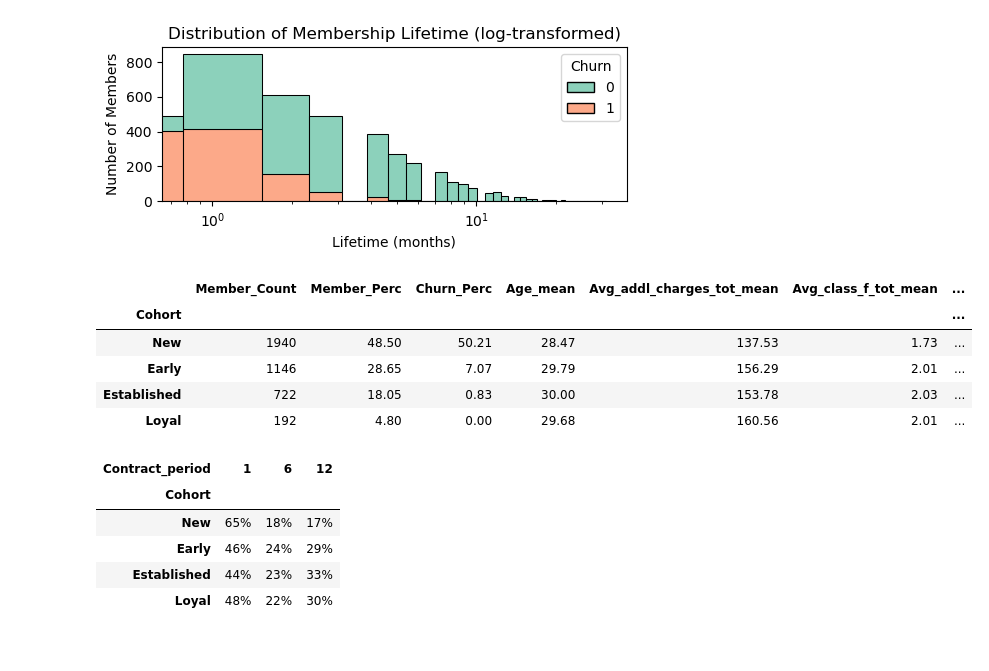
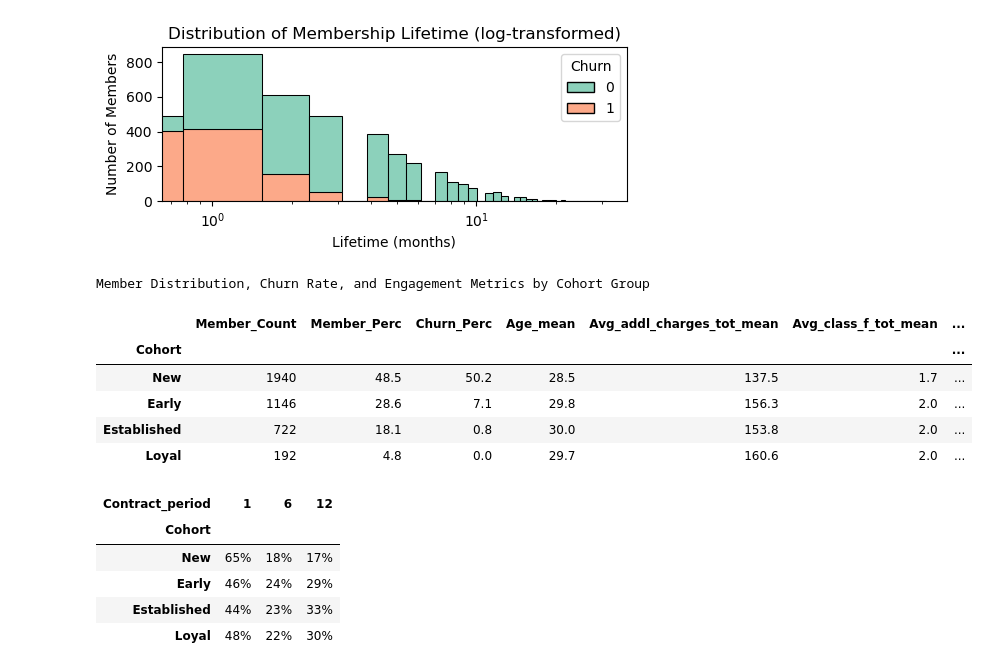
Before and after one commit to dbolotov/data_science_blog, a Jupyter notebook: gym_churn_analysis/gym_churn_analysis.ipynb, the cells around one changed output. Saved outputs shown, nothing was run; the diff lists cells and outputs as text; code cells hidden in the pictures.

```diff
--- a/gym_churn_analysis/gym_churn_analysis.ipynb
+++ b/gym_churn_analysis/gym_churn_analysis.ipynb
@@ -118,6 +118,15 @@ from sklearn.metrics import PrecisionRecallDisplay
 from sklearn.inspection import permutation_importance
 
 pd.set_option("display.precision", 2)
+# %%
+# Define a function for printing tables
+def style_table(df, caption, precision=1, caption_side="bottom", font_size="16px", font_weight="normal"):
+    return (df.style
+            .format(precision=precision).set_caption(caption)
+            .set_table_styles([{"selector": "caption",
+                                "props": [("caption-side", caption_side),
+                                          ("font-size", font_size),
+                                          ("font-weight", font_weight)]}]))
 # %%
 # Display the raw dataset
 df = pd.read_csv("gym_churn_us.csv")
@@ -354,26 +366,27 @@ df_cohort["Cohort"] = pd.cut(x=df_cohort["Lifetime"], bins=[0, 3, 6, 12, np.inf]
                              precision=3, include_lowest=True, duplicates='raise', ordered=True)
 # %%
 # Create summary with member counts, and means of numerical variables by cohort
-df_c_summary = (df_cohort.groupby("Cohort", observed=False)
+cohort_summary = (df_cohort.groupby("Cohort", observed=False)
                 .agg(Member_Count=("Churn", "size"),
                      Member_Perc=("Churn", lambda x: len(x) / len(df_cohort)),
                      Churn_Perc=("Churn", "mean"),
                      Age_mean=("Age", "mean"),
                      Avg_addl_charges_tot_mean =("Avg_additional_charges_total", "mean"),
                      Avg_class_f_tot_mean=("Avg_class_frequency_total", "mean"),
                      Avg_class_f_cm_mean=("Avg_class_frequency_current_month", "mean")))
 
-df_c_summary["Member_Perc"] = (df_c_summary["Member_Perc"] * 100)
-df_c_summary["Churn_Perc"]  = (df_c_summary["Churn_Perc"] * 100)
+cohort_summary["Member_Perc"] = (cohort_summary["Member_Perc"] * 100)
+cohort_summary["Churn_Perc"]  = (cohort_summary["Churn_Perc"] * 100)
 
-df_c_summary
+style_table(cohort_summary,"Member Distribution, Churn Rate, and Engagement Metrics by Cohort Group")
 # %% [output]
+Member Distribution, Churn Rate, and Engagement Metrics by Cohort Group
 |  | Member_Count | Member_Perc | Churn_Perc | Age_mean | Avg_addl_charges_tot_mean | Avg_class_f_tot_mean | ... |
 | Cohort |  |  |  |  |  |  | ... |
-| New | 1940 | 48.50 | 50.21 | 28.47 | 137.53 | 1.73 | ... |
-| Early | 1146 | 28.65 | 7.07 | 29.79 | 156.29 | 2.01 | ... |
-| Established | 722 | 18.05 | 0.83 | 30.00 | 153.78 | 2.03 | ... |
-| Loyal | 192 | 4.80 | 0.00 | 29.68 | 160.56 | 2.01 | ... |
+| New | 1940 | 48.5 | 50.2 | 28.5 | 137.5 | 1.7 | ... |
+| Early | 1146 | 28.6 | 7.1 | 29.8 | 156.3 | 2.0 | ... |
+| Established | 722 | 18.1 | 0.8 | 30.0 | 153.8 | 2.0 | ... |
+| Loyal | 192 | 4.8 | 0.0 | 29.7 | 160.6 | 2.0 | ... |
 # %%
 # Show contingency table of Cohort and Contract_period
 pd.crosstab(df_cohort["Cohort"], df_cohort["Contract_period"], normalize="index").map(lambda x: f"{x:.0%}")
```
Also changed, not shown: parts of 15 cells of this notebook.
